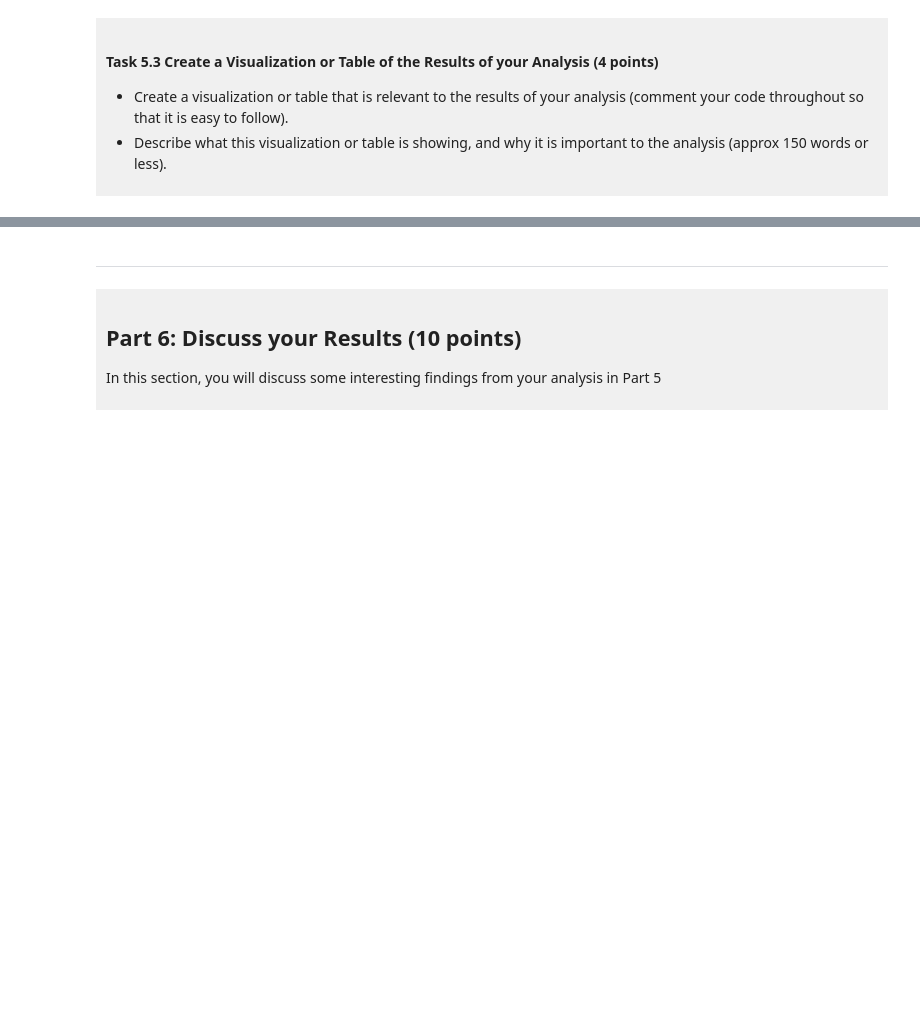
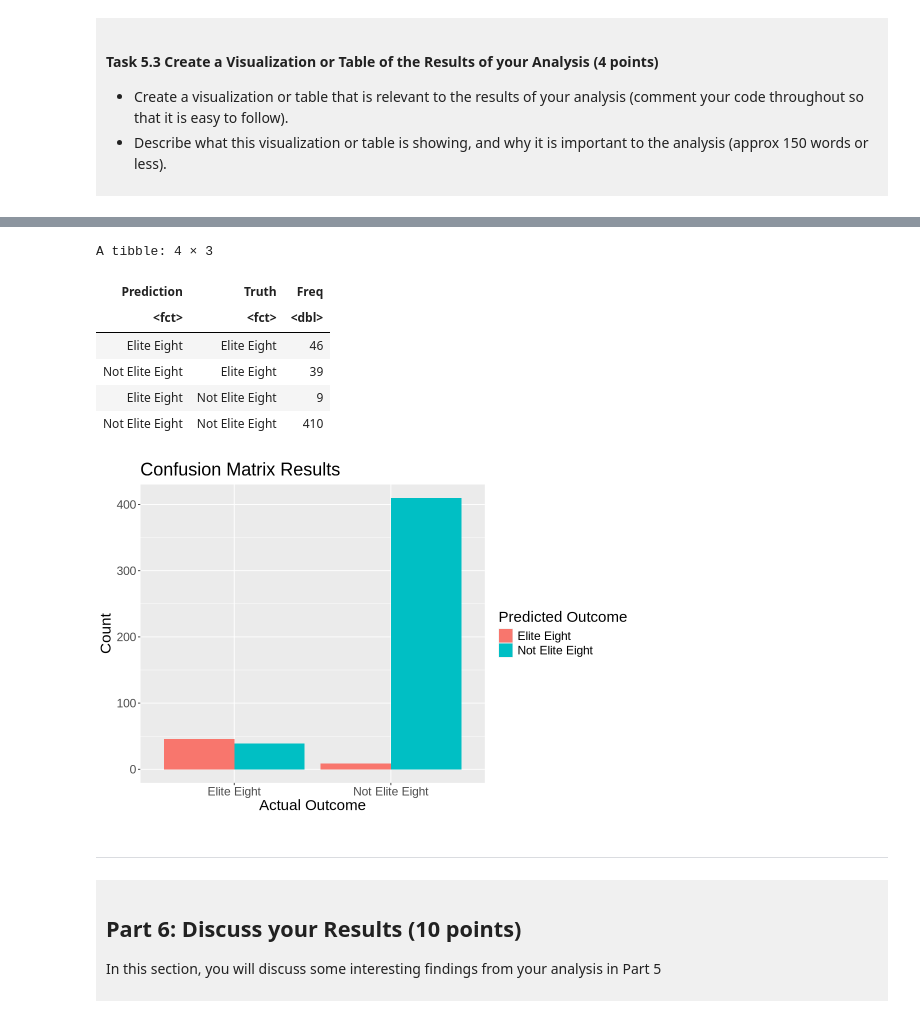
Before and after one commit to prsphne126/dsci-100-project-template-2026-prsphne126, a Jupyter notebook: dsci-100-project-notebook.ipynb, the cells around one changed output, grey strips where cells are left out. Drawn from its saved outputs; the diff is of its cells as text; code cells hidden in the pictures; blank space fills up the shorter version.

```diff
--- a/dsci-100-project-notebook.ipynb
+++ b/dsci-100-project-notebook.ipynb
@@ -487,3 +576,34 @@ This is a *draft*. We require a commit at this stage, but it does not need to be
+# %%
+# Set the size of the plot
+options(repr.plot.width = 9, repr.plot.height = 6)
+
+# Convert the confusion matrix into a tidy tibble format
+conf_tidy <- wmm_conf_mat$table |>
+  as.data.frame() |>
+  as_tibble()
+conf_tidy # Display the tibble
+
+# Create a bar graph to visualize the confusion matrix results
+wmm_vis <- conf_tidy |>
+  ggplot(aes(x = Truth,    # x-axis = actual values
+             y = Freq,     # y-axis = count of observations
+             fill = Prediction)) +    # predicted values
+  geom_bar(stat = "identity", position = "dodge") +   # Creating side-by-side bars using "actual" counts
+  labs(title = "Confusion Matrix Results",
+       x = "Actual Outcome",
+       y = "Count",
+       fill = "Predicted Outcome") +    # Adding title and labels for clarity
+  theme(text = element_text(size = 18))    # Making all text human-readable
+wmm_vis    # Display the plot
+# %% [output]
+A tibble: 4 × 3
+| Prediction | Truth | Freq |
+| <fct> | <fct> | <dbl> |
+| Elite Eight | Elite Eight | 46 |
+| Not Elite Eight | Elite Eight | 39 |
+| Elite Eight | Not Elite Eight | 9 |
+| Not Elite Eight | Not Elite Eight | 410 |
+[figure, added]
 # %% [markdown]
 -----
 # %% [markdown]
```
Also changed, not shown: parts of 9 cells of this notebook.
